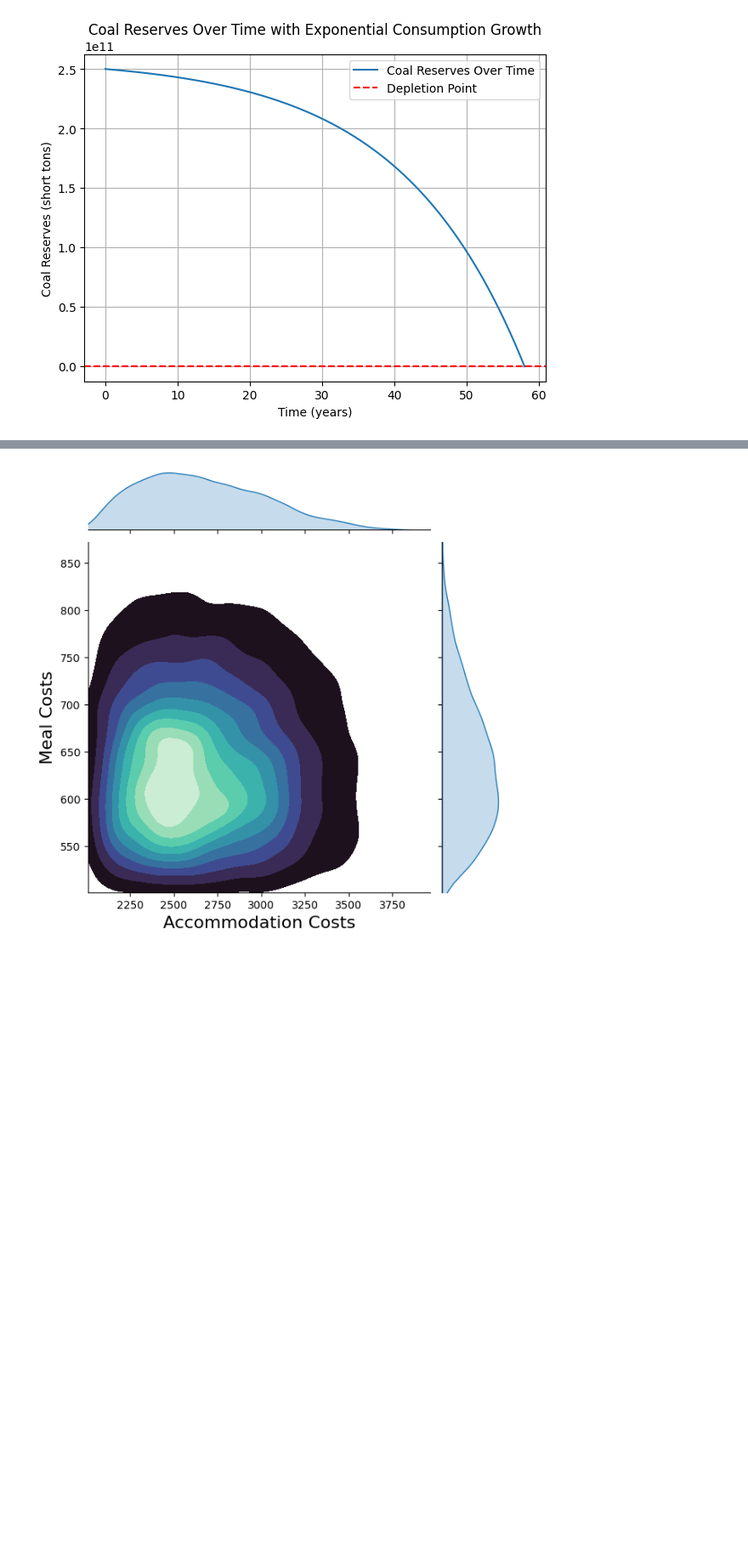
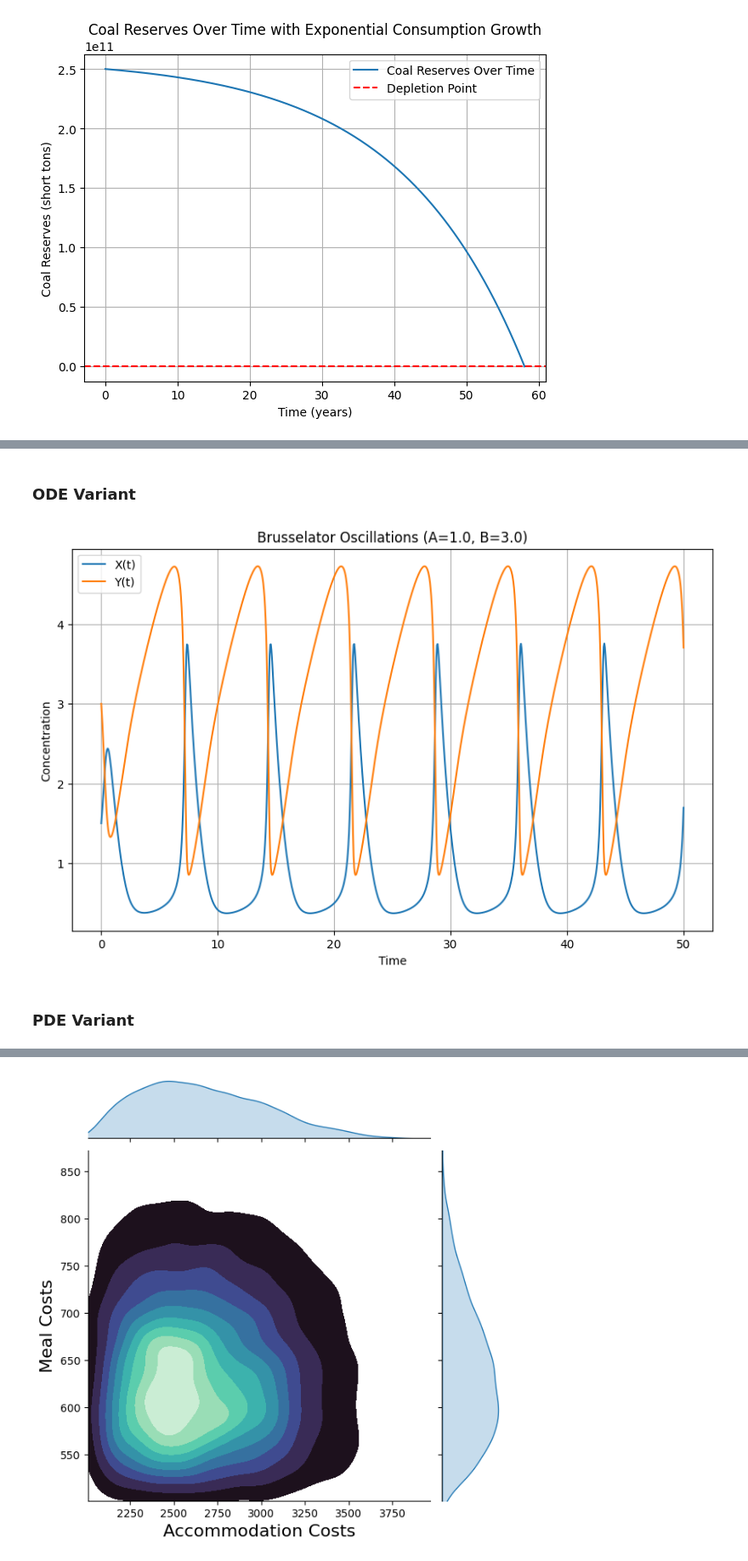
Before and after one commit to Gabriel-vzh2vs/Modelling-And-Simulation-Public-Release, a Jupyter notebook: Chapter_Lab/hidden-lab-graphics.ipynb, the cells around one changed output, grey strips where cells are left out. Shown at 85% size. Saved outputs shown, nothing was run; the diff lists cells and outputs as text; code cells hidden in the pictures; blank space fills up the shorter version.

Commit message:
Adding Example 2 of 6 to Prelab 8

```diff
--- a/Chapter_Lab/hidden-lab-graphics.ipynb
+++ b/Chapter_Lab/hidden-lab-graphics.ipynb
@@ -625,0 +648,64 @@ plt.show()
+# %% [markdown]
+### ODE Variant
+# %%
+import numpy as np
+from scipy.integrate import solve_ivp
+import matplotlib.pyplot as plt
+
+def brusselator(A, B, X0, Y0, t_span, t_eval):
+    """
+    Solves and plots the Brusselator ODE system.
+
+    Args:
+        A (float): Parameter A in the Brusselator equations.
+        B (float): Parameter B in the Brusselator equations.
+        X0 (float): Initial concentration of species X.
+        Y0 (float): Initial concentration of species Y.
+        t_span (tuple): The interval of integration (t_start, t_end).
+        t_eval (numpy.ndarray): Times at which to store the computed solution.
+    """
+    def model(t, Z):
+        X, Y = Z
+        dXdt = A + X**2 * Y - (B + 1) * X
+        dYdt = B * X - X**2 * Y
+        return [dXdt, dYdt]
+
+    # Initial conditions
+    Z0 = [X0, Y0]
+
+    # Solve the ODE
+    sol = solve_ivp(model, t_span, Z0, t_eval=t_eval)
+
+    # Plot the results
+    plt.figure(figsize=(10, 6))
+    plt.plot(sol.t, sol.y[0], label='X(t)')
+    plt.plot(sol.t, sol.y[1], label='Y(t)')
+    plt.xlabel('Time')
+    plt.ylabel('Concentration')
+    plt.title(f'Brusselator Oscillations (A={A}, B={B})')
+    plt.legend()
+    plt.grid(True)
+    plt.show()
+
+# --- Standard Parameter Example---
+if __name__ == '__main__':
+    # Parameters
+    A = 1.0
+    B = 3.0
+
+    # Initial conditions
+    X0 = 1.5
+    Y0 = 3.0
+
+    # Time points for the solution
+    t_start = 0
+    t_end = 50
+    t_points = 1000
+    t_span = (t_start, t_end)
+    t_eval = np.linspace(t_start, t_end, t_points)
+
+    brusselator(A, B, X0, Y0, t_span, t_eval)
+# %% [output]
+[figure, added]
+# %% [markdown]
+### PDE Variant
```
Also changed, not shown: parts of 5 cells of this notebook, 8 other files.
